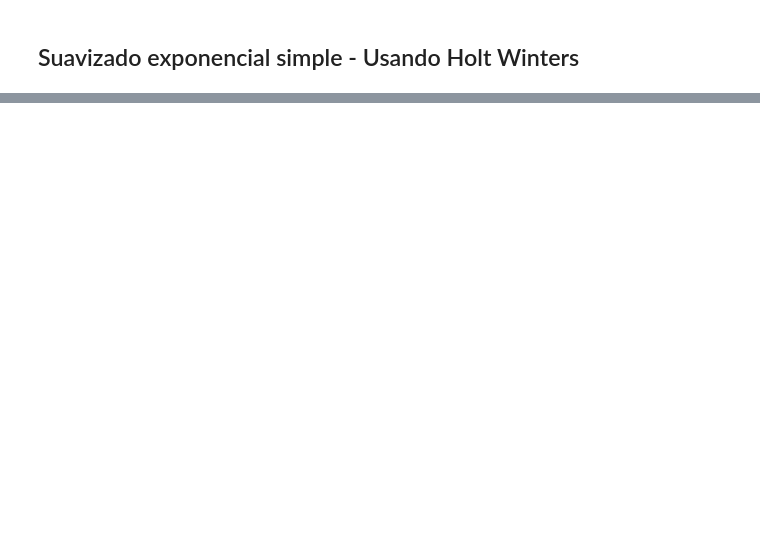
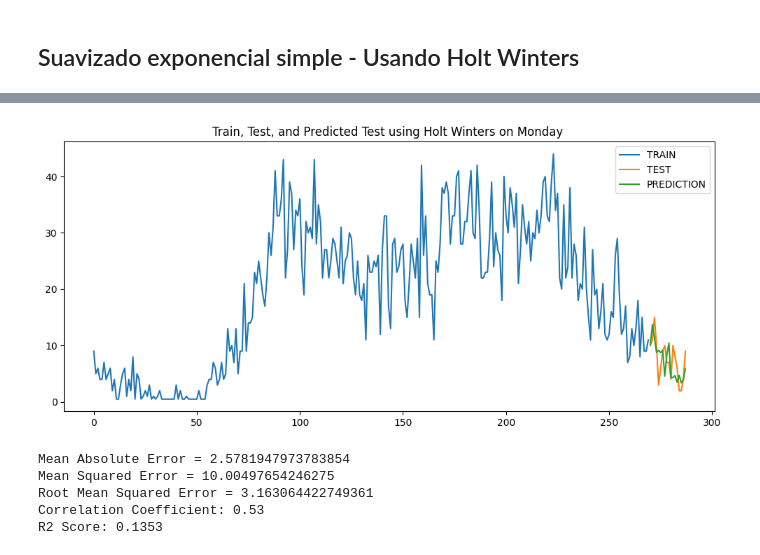
Before and after one commit to KevinrealG/Series_de_tiempo, a Jupyter notebook: 01_Time_Series_pred.ipynb, the cells around one changed output, grey strips where cells are left out. Saved outputs shown, nothing was run; the diff lists cells and outputs as text; code cells hidden in the pictures; blank space fills up the shorter version.

```diff
--- a/01_Time_Series_pred.ipynb
+++ b/01_Time_Series_pred.ipynb
@@ -311,0 +424,11 @@ plt.legend()
+# %%
+day = 'Monday'
+test_predictions=holt_winters_forecast(day,data_train[f'{day}'], data_test[f'{day}'],  smoothing_level=0.6, smoothing_trend=0.2, smoothing_seasonal=0.6)
+evaluate_regression_model(data_test[f'{day}'],test_predictions)
+# %% [output]
+[figure, added]
+Mean Absolute Error = 2.5781947973783854
+Mean Squared Error = 10.00497654246275
+Root Mean Squared Error = 3.163064422749361
+Correlation Coefficient: 0.53
+R2 Score: 0.1353
```
Also changed, not shown: parts of 12 cells of this notebook.
